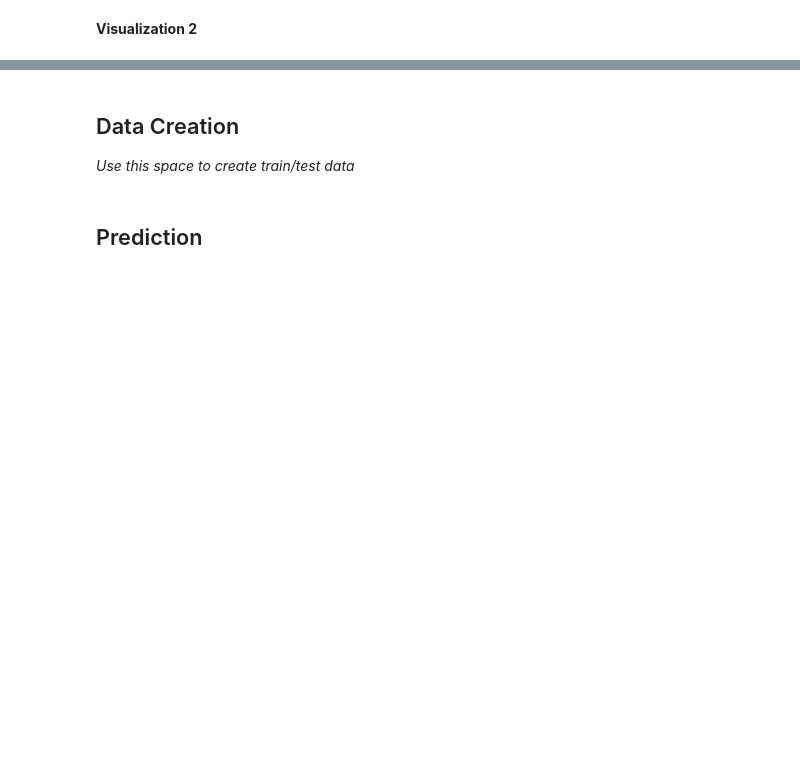
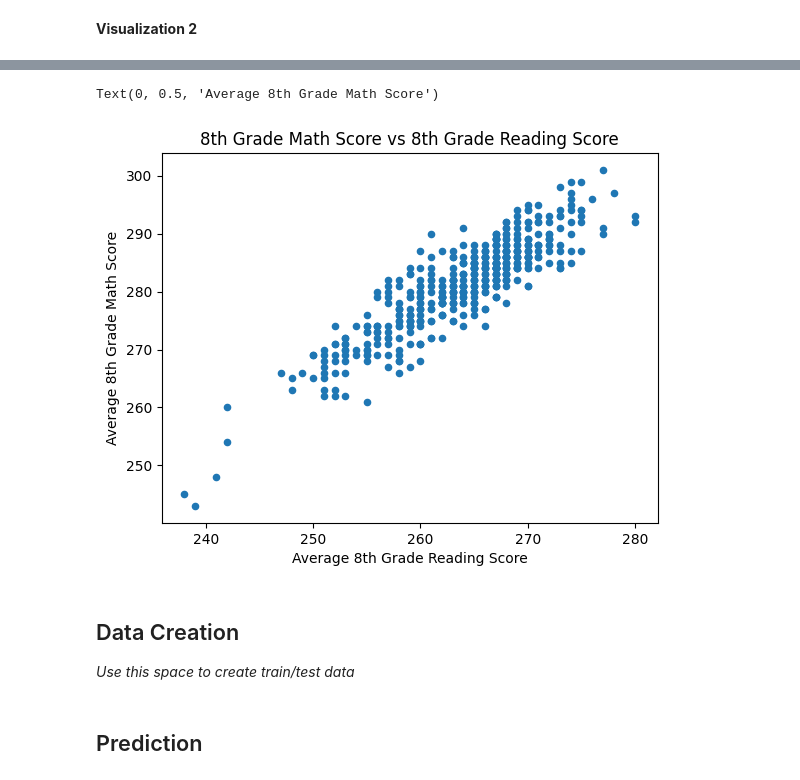
Before and after one commit to AdvaySingh1/Data-Science-Projects, a Jupyter notebook: tutorial1/checkpoint1.ipynb, the cells around one changed output, grey strips where cells are left out. Cells and saved outputs as stored; diff of their text form; code cells hidden in the pictures; blank space fills up the shorter version.

```diff
--- a/tutorial1/checkpoint1.ipynb
+++ b/tutorial1/checkpoint1.ipynb
@@ -155,3 +178,11 @@ Investigate the relationship between your chosen response variable and at least
+# %%
+df.plot.scatter(x='AVG_READING_8_SCORE', y='AVG_MATH_8_SCORE')
+plt.title('8th Grade Math Score vs 8th Grade Reading Score')
+plt.xlabel('Average 8th Grade Reading Score')
+plt.ylabel('Average 8th Grade Math Score')
+# %% [output]
+Text(0, 0.5, 'Average 8th Grade Math Score')
+[figure, added]
 # %% [markdown]
 <h2> Data Creation </h2>
 
```
Also changed, not shown: parts of 23 cells of this notebook, 1 other file.
